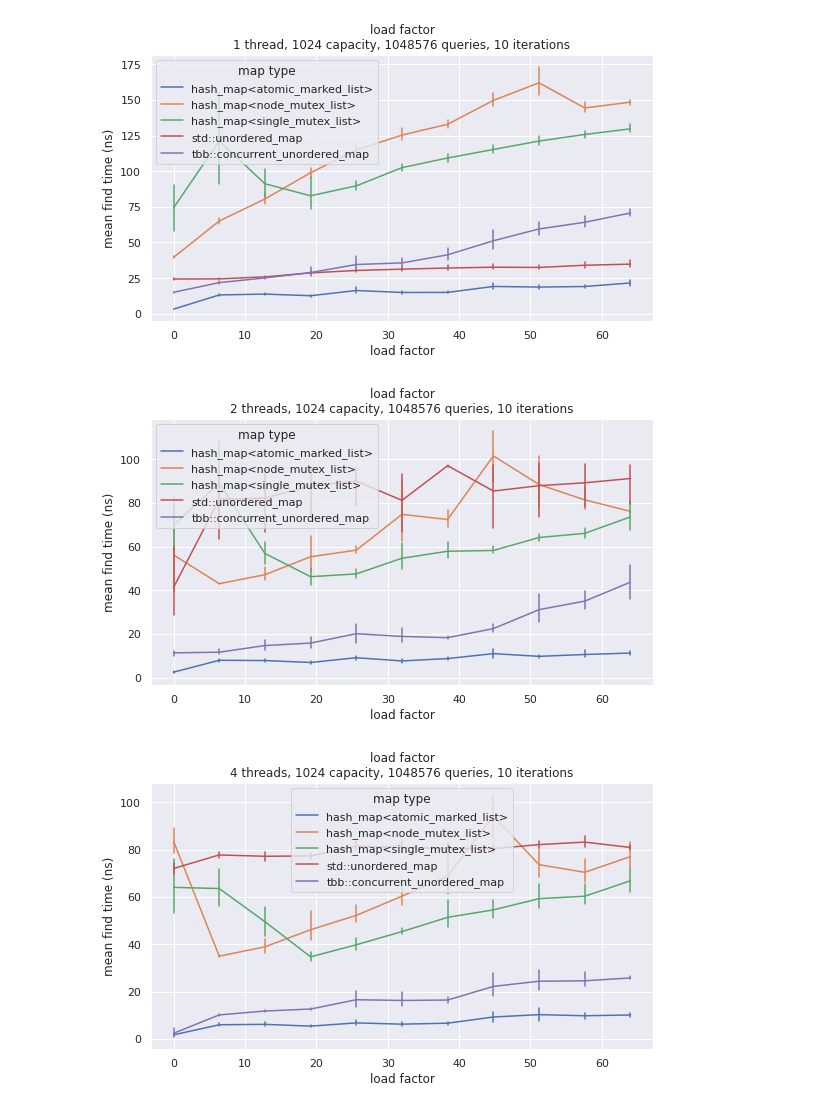
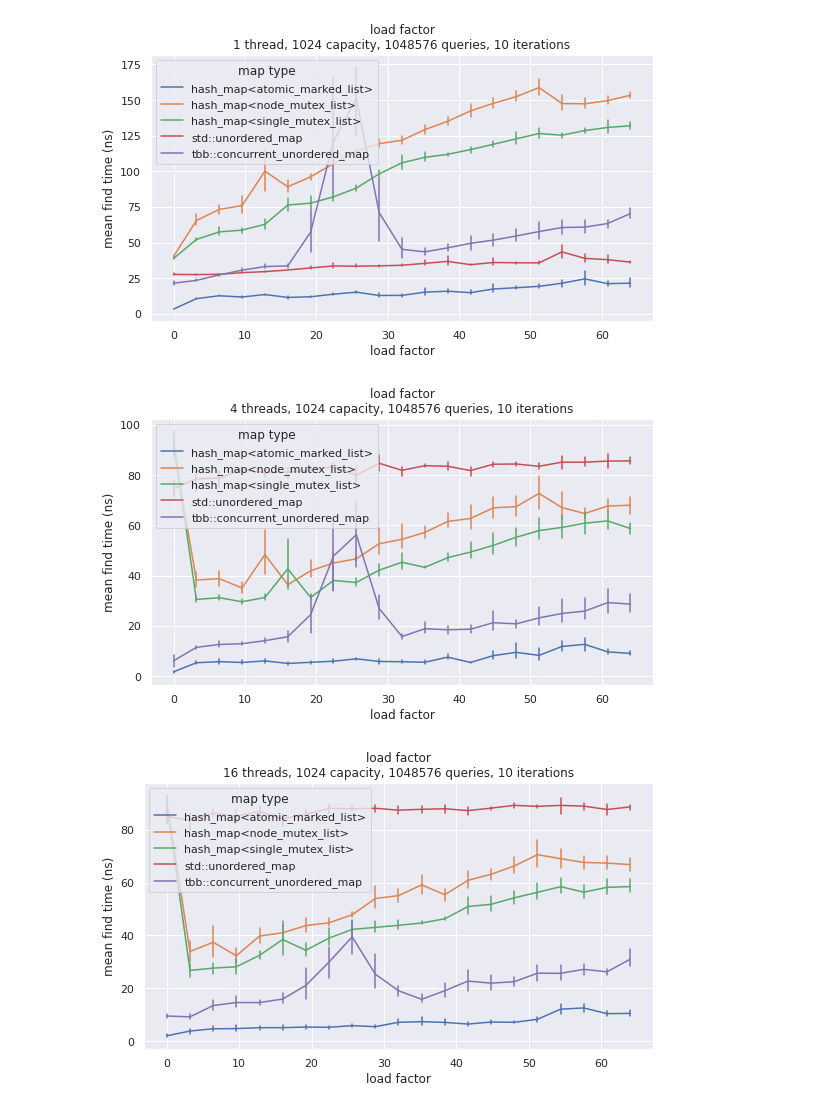
Before and after one commit to jonasspinner/21wt-lab-efficient-parallel-cpp, a Jupyter notebook: exercise5/eval/Evaluation.ipynb, the cells around one changed output. Drawn from its saved outputs; the diff is of its cells as text; code cells hidden in the pictures.

Commit message:
Add data and plots

```diff
--- a/exercise5/eval/Evaluation.ipynb
+++ b/exercise5/eval/Evaluation.ipynb
@@ -141,28 +141,28 @@ plot_04(get_data("L*_find_and_modifiy.csv"), "list find and modify")
 # %%
 def plot_05(df, name):
     """
     hash map load factor
     """
     num_load_factors = len(df["load_factor"].unique())
     num_iterations = df.groupby(["map_name", "num_elements", "num_queries", "num_threads"])["benchmark_name"].count()[0]
     num_queries = df["num_queries"][0]
     capacity = df["capacity"][0]
 
-    for num_threads in (1, 2, 4):
+    for num_threads in (1, 4, 16):
         fig, ax = plt.subplots(figsize=(8, 5))
 
         sns.lineplot(data=df[df["num_threads"]==num_threads], x="load_factor", y="time_per_num_queries", hue="map type", err_style="bars")
 
         ax.set_title(f"{name}\n{num_threads} thread{'s' if num_threads > 1 else ''}, {capacity} capacity, {num_queries} queries, {num_iterations} iterations")
         ax.set_xlabel("load factor")
         ax.set_ylabel("mean find time (ns)")
 
         fig.tight_layout()
         plt.savefig(f"05-{name.replace(' ', '-')}_{num_threads}-threads.png", dpi=300)
         plt.show()
 
 plot_05(get_data("H*_load_factor.csv"), "load factor")
 # %% [output]
-[figure, old version]
+[figure, new version]
-[figure, old version]
+[figure, new version]
-[figure, old version]
+[figure, new version]
```
Also changed, not shown: parts of 4 cells of this notebook, 49 other files.
